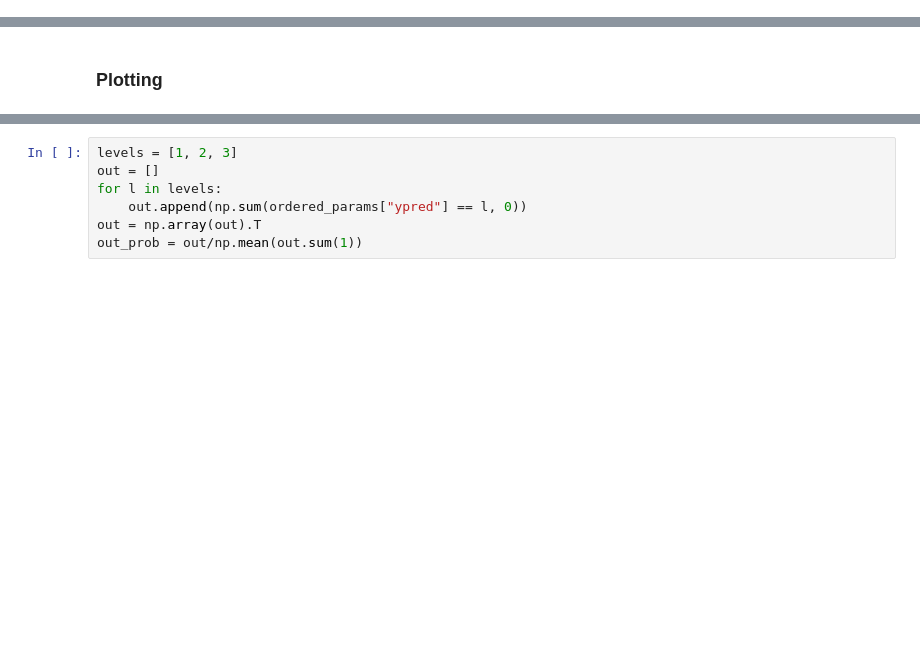
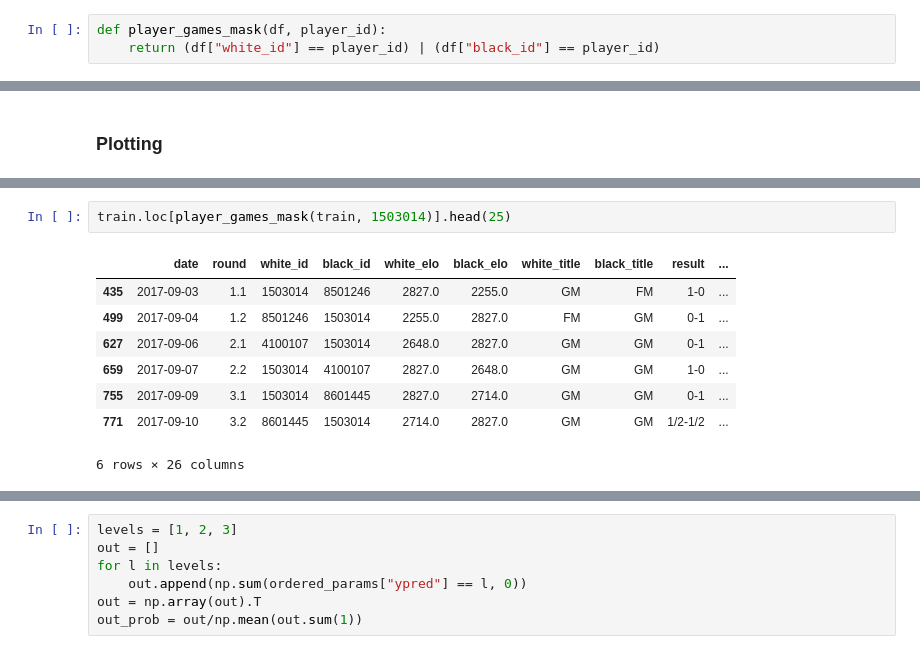
Before and after one commit to maw501/bayesian-chess-prediction, a Jupyter notebook: notebooks/ordered_logistic_model.ipynb, the cells around one changed output, grey strips where cells are left out. Drawn from its saved outputs; the diff is of its cells as text; blank space fills up the shorter version.

```diff
--- a/notebooks/ordered_logistic_model.ipynb
+++ b/notebooks/ordered_logistic_model.ipynb
@@ -10,6 +10,9 @@ import sys
 sys.path.append("../src")
 
 import preprocess_data
+# %%
+def player_games_mask(df, player_id):
+    return (df["white_id"] == player_id) | (df["black_id"] == player_id)
 # %%
 train = preprocess_data.create_train_data()
 num_players = len(set(train["white_id"].values).union(set(train["black_id"].values)))
@@ -71,0 +79,11 @@ plt.suptitle(f"Relative ability for top {plot_top_n_players} players +/- 1 SE \n
+# %%
+train.loc[player_games_mask(train, 1503014)].head(25)
+# %% [output]
+|  | date | round | white_id | black_id | white_elo | black_elo | white_title | black_title | result | ... |
+| 435 | 2017-09-03 | 1.1 | 1503014 | 8501246 | 2827.0 | 2255.0 | GM | FM | 1-0 | ... |
+| 499 | 2017-09-04 | 1.2 | 8501246 | 1503014 | 2255.0 | 2827.0 | FM | GM | 0-1 | ... |
+| 627 | 2017-09-06 | 2.1 | 4100107 | 1503014 | 2648.0 | 2827.0 | GM | GM | 0-1 | ... |
+| 659 | 2017-09-07 | 2.2 | 1503014 | 4100107 | 2827.0 | 2648.0 | GM | GM | 1-0 | ... |
+| 755 | 2017-09-09 | 3.1 | 1503014 | 8601445 | 2827.0 | 2714.0 | GM | GM | 0-1 | ... |
+| 771 | 2017-09-10 | 3.2 | 8601445 | 1503014 | 2714.0 | 2827.0 | GM | GM | 1/2-1/2 | ... |
+6 rows × 26 columns
```
Also changed, not shown: parts of 6 cells of this notebook, 1 other file.
